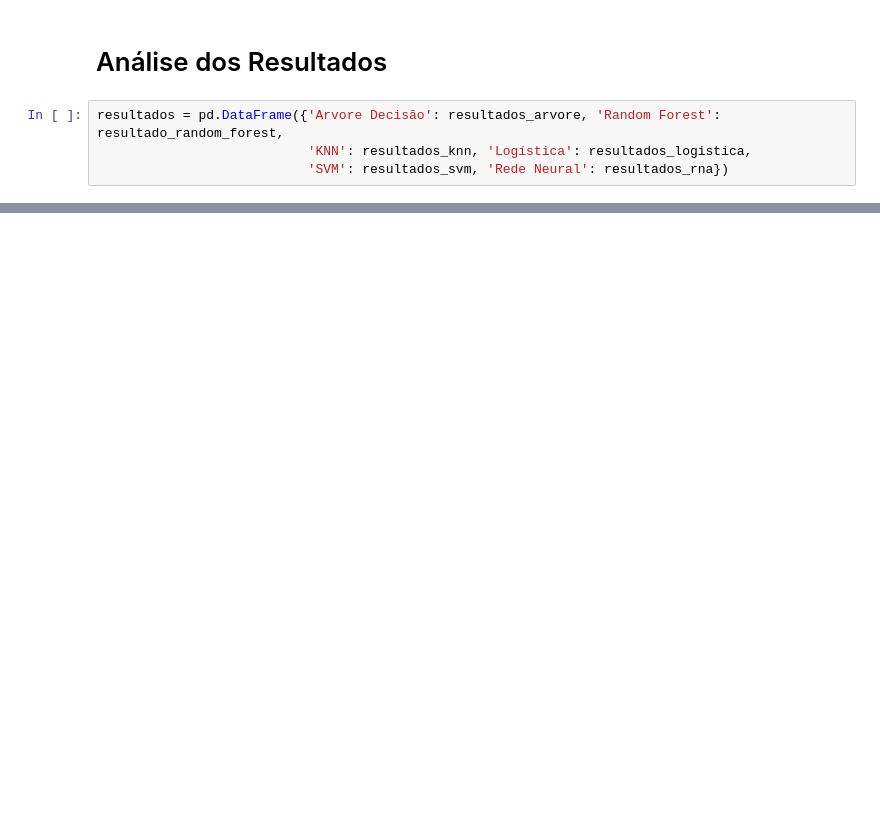
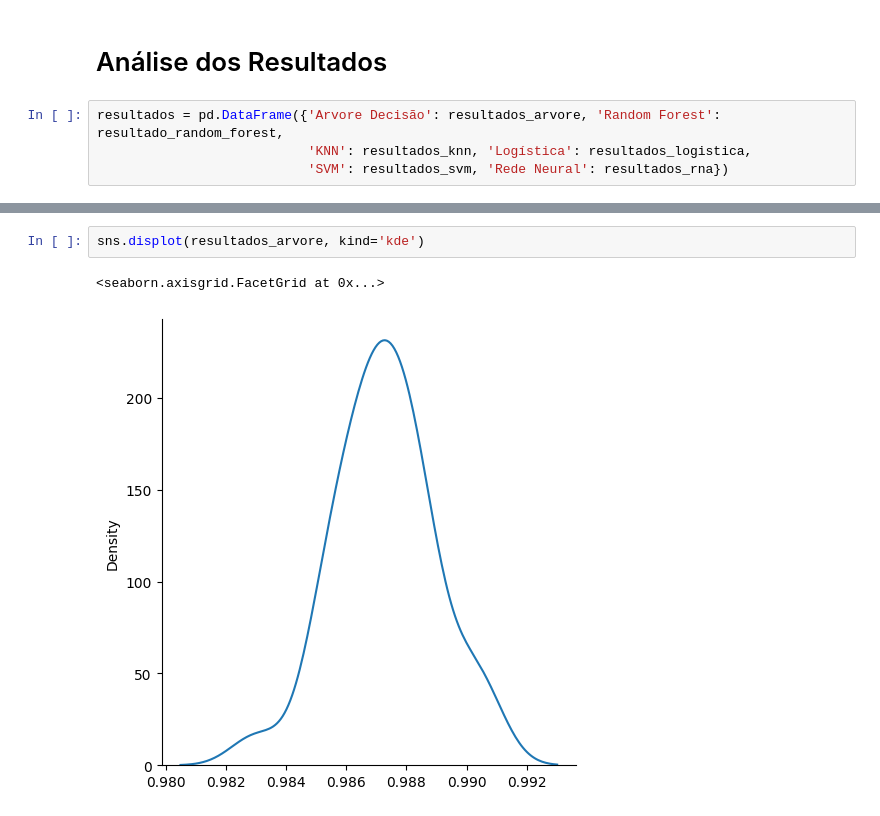
Before and after one commit to falcao-2005/curso-machine-learning, a Jupyter notebook: tunning/codigo_credito_tn.ipynb, the cells around one changed output, grey strips where cells are left out. Drawn from its saved outputs; the diff is of its cells as text; blank space fills up the shorter version.

```diff
--- a/tunning/codigo_credito_tn.ipynb
+++ b/tunning/codigo_credito_tn.ipynb
@@ -592,0 +603,5 @@ dtype: float64
+# %%
+sns.displot(resultados_arvore, kind='kde')
+# %% [output]
+<seaborn.axisgrid.FacetGrid at 0x...>
+[figure, added]
```
Also changed, not shown: parts of 34 cells of this notebook, 1 other file.
